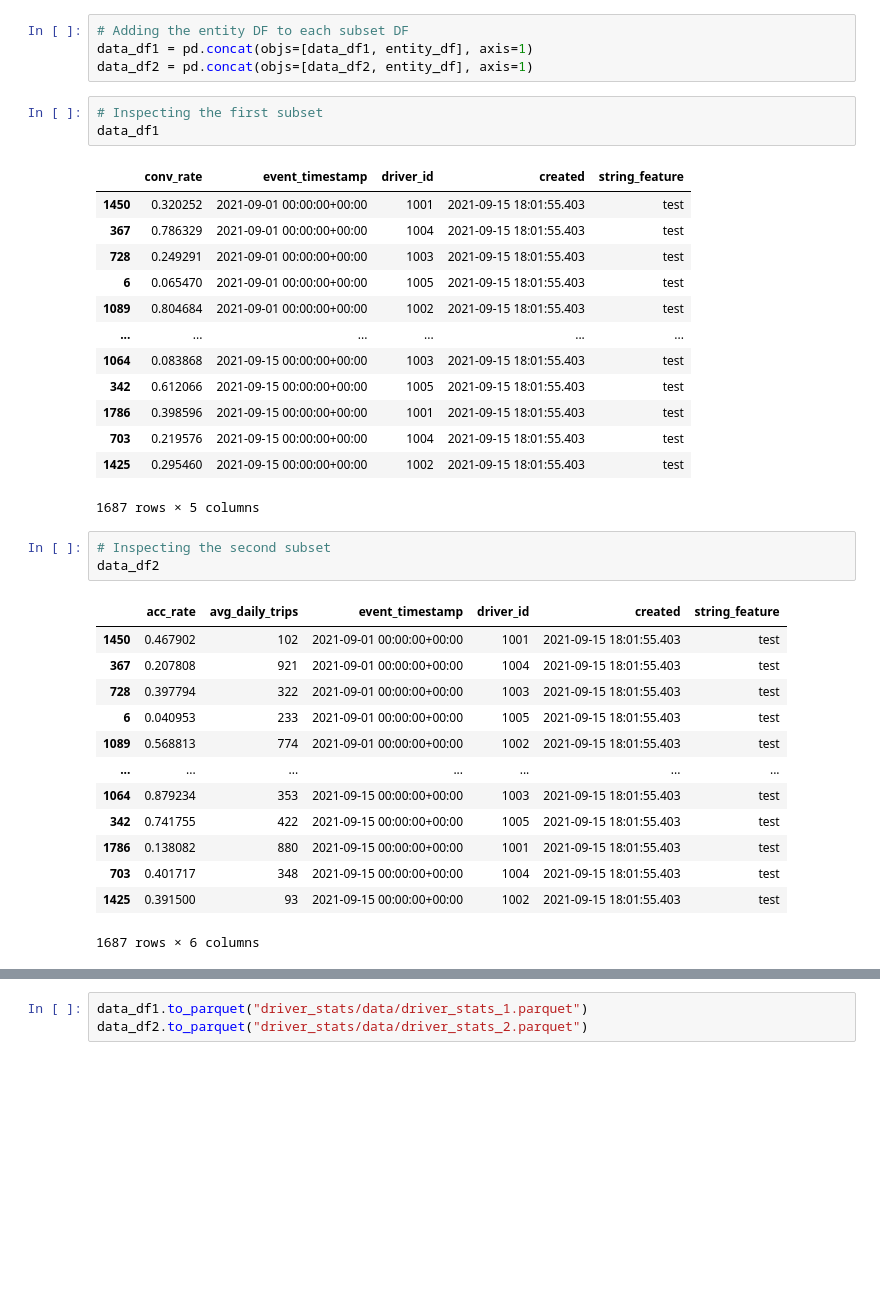
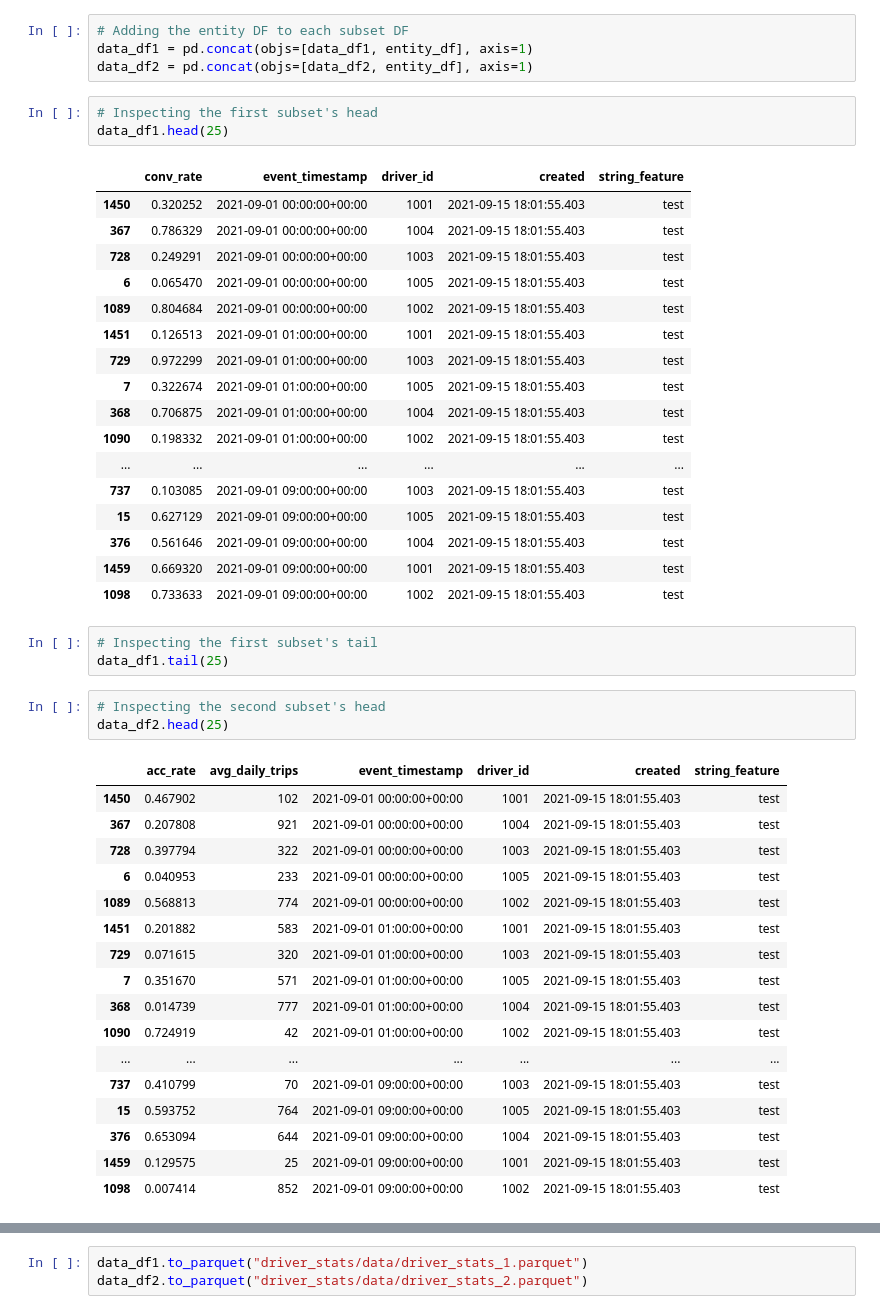
Before and after one commit to tavetisyan95/feast_web_app_toy_data, a Jupyter notebook: data_preparation.ipynb, the cells around one changed output, grey strips where cells are left out. Cells and saved outputs as stored; diff of their text form; blank space fills up the shorter version.

```diff
--- a/data_preparation.ipynb
+++ b/data_preparation.ipynb
@@ -97,8 +138,8 @@ data_df2
 data_df1 = pd.concat(objs=[data_df1, entity_df], axis=1)
 data_df2 = pd.concat(objs=[data_df2, entity_df], axis=1)
 # %%
-# Inspecting the first subset
-data_df1
+# Inspecting the first subset's head
+data_df1.head(25)
 # %% [output]
 |  | conv_rate | event_timestamp | driver_id | created | string_feature |
 | 1450 | 0.320252 | 2021-09-01 00:00:00+00:00 | 1001 | 2021-09-15 18:01:55.403 | test |
@@ -106,27 +147,38 @@ data_df1
 | 728 | 0.249291 | 2021-09-01 00:00:00+00:00 | 1003 | 2021-09-15 18:01:55.403 | test |
 | 6 | 0.065470 | 2021-09-01 00:00:00+00:00 | 1005 | 2021-09-15 18:01:55.403 | test |
 | 1089 | 0.804684 | 2021-09-01 00:00:00+00:00 | 1002 | 2021-09-15 18:01:55.403 | test |
+| 1451 | 0.126513 | 2021-09-01 01:00:00+00:00 | 1001 | 2021-09-15 18:01:55.403 | test |
+| 729 | 0.972299 | 2021-09-01 01:00:00+00:00 | 1003 | 2021-09-15 18:01:55.403 | test |
+| 7 | 0.322674 | 2021-09-01 01:00:00+00:00 | 1005 | 2021-09-15 18:01:55.403 | test |
+| 368 | 0.706875 | 2021-09-01 01:00:00+00:00 | 1004 | 2021-09-15 18:01:55.403 | test |
+| 1090 | 0.198332 | 2021-09-01 01:00:00+00:00 | 1002 | 2021-09-15 18:01:55.403 | test |
 | ... | ... | ... | ... | ... | ... |
-| 1064 | 0.083868 | 2021-09-15 00:00:00+00:00 | 1003 | 2021-09-15 18:01:55.403 | test |
-| 342 | 0.612066 | 2021-09-15 00:00:00+00:00 | 1005 | 2021-09-15 18:01:55.403 | test |
-| 1786 | 0.398596 | 2021-09-15 00:00:00+00:00 | 1001 | 2021-09-15 18:01:55.403 | test |
-| 703 | 0.219576 | 2021-09-15 00:00:00+00:00 | 1004 | 2021-09-15 18:01:55.403 | test |
-| 1425 | 0.295460 | 2021-09-15 00:00:00+00:00 | 1002 | 2021-09-15 18:01:55.403 | test |
+| 737 | 0.103085 | 2021-09-01 09:00:00+00:00 | 1003 | 2021-09-15 18:01:55.403 | test |
+| 15 | 0.627129 | 2021-09-01 09:00:00+00:00 | 1005 | 2021-09-15 18:01:55.403 | test |
+| 376 | 0.561646 | 2021-09-01 09:00:00+00:00 | 1004 | 2021-09-15 18:01:55.403 | test |
+| 1459 | 0.669320 | 2021-09-01 09:00:00+00:00 | 1001 | 2021-09-15 18:01:55.403 | test |
+| 1098 | 0.733633 | 2021-09-01 09:00:00+00:00 | 1002 | 2021-09-15 18:01:55.403 | test |
-1687 rows × 5 columns
+# %%
+# Inspecting the first subset's tail
+data_df1.tail(25)
 # %%
-# Inspecting the second subset
-data_df2
+# Inspecting the second subset's head
+data_df2.head(25)
 # %% [output]
 |  | acc_rate | avg_daily_trips | event_timestamp | driver_id | created | string_feature |
 | 1450 | 0.467902 | 102 | 2021-09-01 00:00:00+00:00 | 1001 | 2021-09-15 18:01:55.403 | test |
 | 367 | 0.207808 | 921 | 2021-09-01 00:00:00+00:00 | 1004 | 2021-09-15 18:01:55.403 | test |
 | 728 | 0.397794 | 322 | 2021-09-01 00:00:00+00:00 | 1003 | 2021-09-15 18:01:55.403 | test |
 | 6 | 0.040953 | 233 | 2021-09-01 00:00:00+00:00 | 1005 | 2021-09-15 18:01:55.403 | test |
 | 1089 | 0.568813 | 774 | 2021-09-01 00:00:00+00:00 | 1002 | 2021-09-15 18:01:55.403 | test |
+| 1451 | 0.201882 | 583 | 2021-09-01 01:00:00+00:00 | 1001 | 2021-09-15 18:01:55.403 | test |
+| 729 | 0.071615 | 320 | 2021-09-01 01:00:00+00:00 | 1003 | 2021-09-15 18:01:55.403 | test |
+| 7 | 0.351670 | 571 | 2021-09-01 01:00:00+00:00 | 1005 | 2021-09-15 18:01:55.403 | test |
+| 368 | 0.014739 | 777 | 2021-09-01 01:00:00+00:00 | 1004 | 2021-09-15 18:01:55.403 | test |
+| 1090 | 0.724919 | 42 | 2021-09-01 01:00:00+00:00 | 1002 | 2021-09-15 18:01:55.403 | test |
 | ... | ... | ... | ... | ... | ... | ... |
-| 1064 | 0.879234 | 353 | 2021-09-15 00:00:00+00:00 | 1003 | 2021-09-15 18:01:55.403 | test |
-| 342 | 0.741755 | 422 | 2021-09-15 00:00:00+00:00 | 1005 | 2021-09-15 18:01:55.403 | test |
-| 1786 | 0.138082 | 880 | 2021-09-15 00:00:00+00:00 | 1001 | 2021-09-15 18:01:55.403 | test |
-| 703 | 0.401717 | 348 | 2021-09-15 00:00:00+00:00 | 1004 | 2021-09-15 18:01:55.403 | test |
-| 1425 | 0.391500 | 93 | 2021-09-15 00:00:00+00:00 | 1002 | 2021-09-15 18:01:55.403 | test |
+| 737 | 0.410799 | 70 | 2021-09-01 09:00:00+00:00 | 1003 | 2021-09-15 18:01:55.403 | test |
+| 15 | 0.593752 | 764 | 2021-09-01 09:00:00+00:00 | 1005 | 2021-09-15 18:01:55.403 | test |
+| 376 | 0.653094 | 644 | 2021-09-01 09:00:00+00:00 | 1004 | 2021-09-15 18:01:55.403 | test |
+| 1459 | 0.129575 | 25 | 2021-09-01 09:00:00+00:00 | 1001 | 2021-09-15 18:01:55.403 | test |
+| 1098 | 0.007414 | 852 | 2021-09-01 09:00:00+00:00 | 1002 | 2021-09-15 18:01:55.403 | test |
-1687 rows × 6 columns
```
Also changed, not shown: parts of 5 cells of this notebook.
